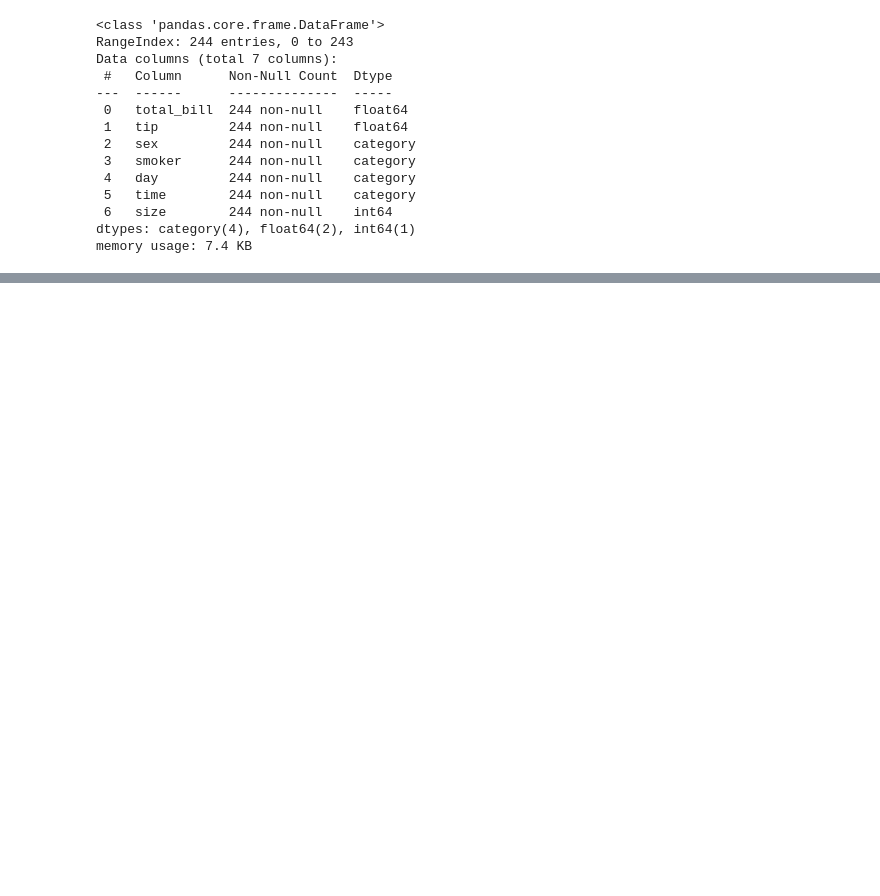
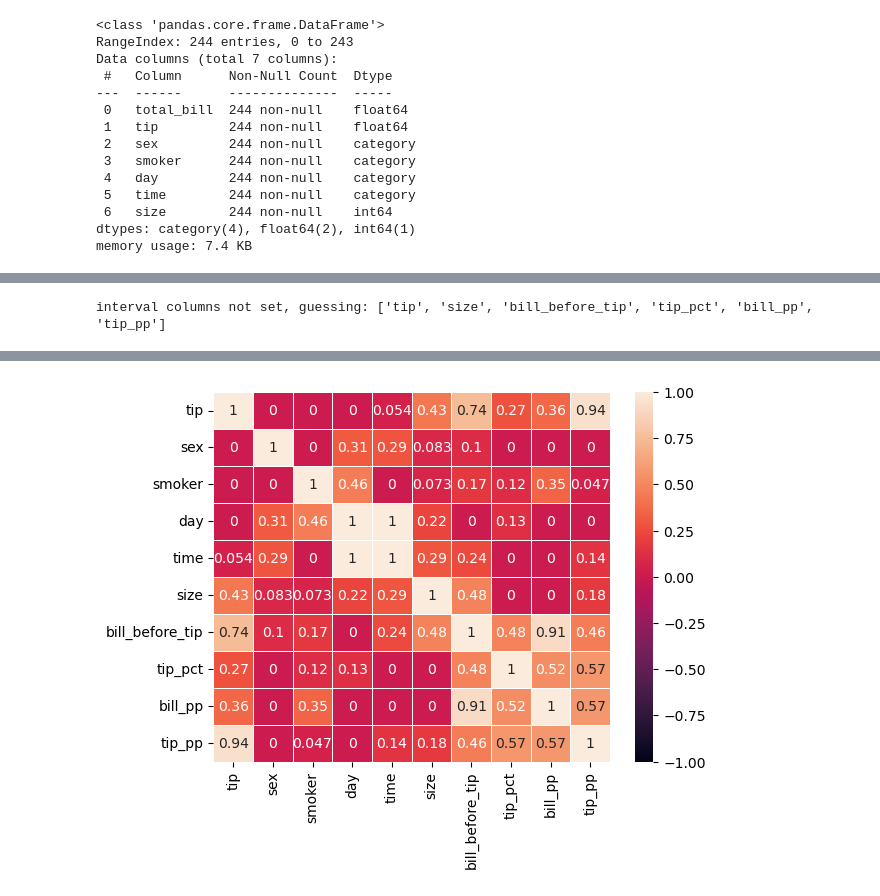
Before and after one commit to Patryk-Stefanski/ExploratoryDataAnalysis1, a Jupyter notebook: Tips_1.ipynb, the cells around one changed output, grey strips where cells are left out. Cells and saved outputs as stored; diff of their text form; code cells hidden in the pictures; blank space fills up the shorter version.

```diff
--- a/Tips_1.ipynb
+++ b/Tips_1.ipynb
@@ -8,11 +8,15 @@ import statsmodels.api as sm
 
 df = pd.read_csv("tips.csv")
 
+
+## Change sex, smoker, day and time from object value types to categorical
 df.sex = pd.Categorical(df.sex)
 df.smoker = pd.Categorical(df.smoker)
-df.day = pd.Categorical(df.day, categories=['Thur', 'Fri','Sun', 'Sat'], ordered=True)
+df.day = pd.Categorical(df.day, categories=['Thur', 'Fri','Sat', 'Sun'], ordered=True)
 df.time = pd.Categorical(df.time, categories=['Lunch', 'Dinner'], ordered=True)
 
+
+##Check that changes have been applied
 df.info()
 # %% [output]
 <class 'pandas.core.frame.DataFrame'>
@@ -38,0 +201,16 @@ profile
+# %%
+## Using Phiks corelation coefficient to identify categorical relations
+
+import phik
+columns = df.columns
+PhikCorr = df[columns].phik_matrix()
+
+sns.heatmap(PhikCorr, annot=True, vmin=-1 , vmax=1,  linewidths=0.5)
+
+
+PhikCorr
+
+## Phiks heatmap doesnt point to any strong relationships between the tip amount and any categorical features
+## We can see that there is a possible relationship between day - sex and day - smoker , we will look inot these a bit more
+# %% [output]
+interval columns not set, guessing: ['tip', 'size', 'bill_before_tip', 'tip_pct', 'bill_pp', 'tip_pp']
@@ -38,0 +228 @@ profile
+[figure, added]
```
Also changed, not shown: parts of 8 cells of this notebook, 1 other file.
